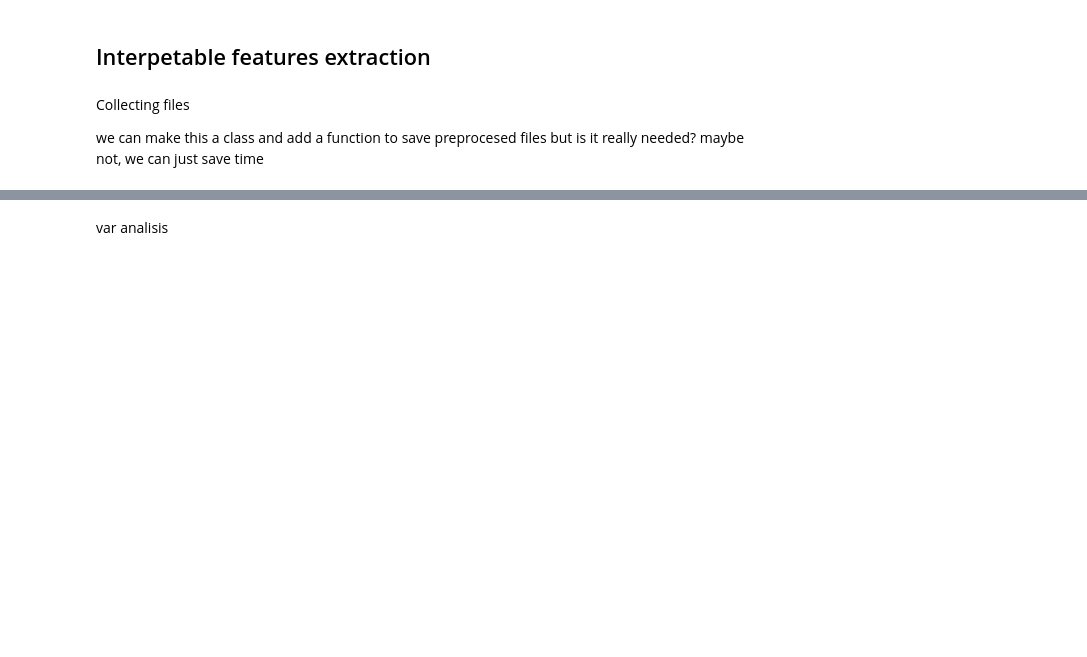
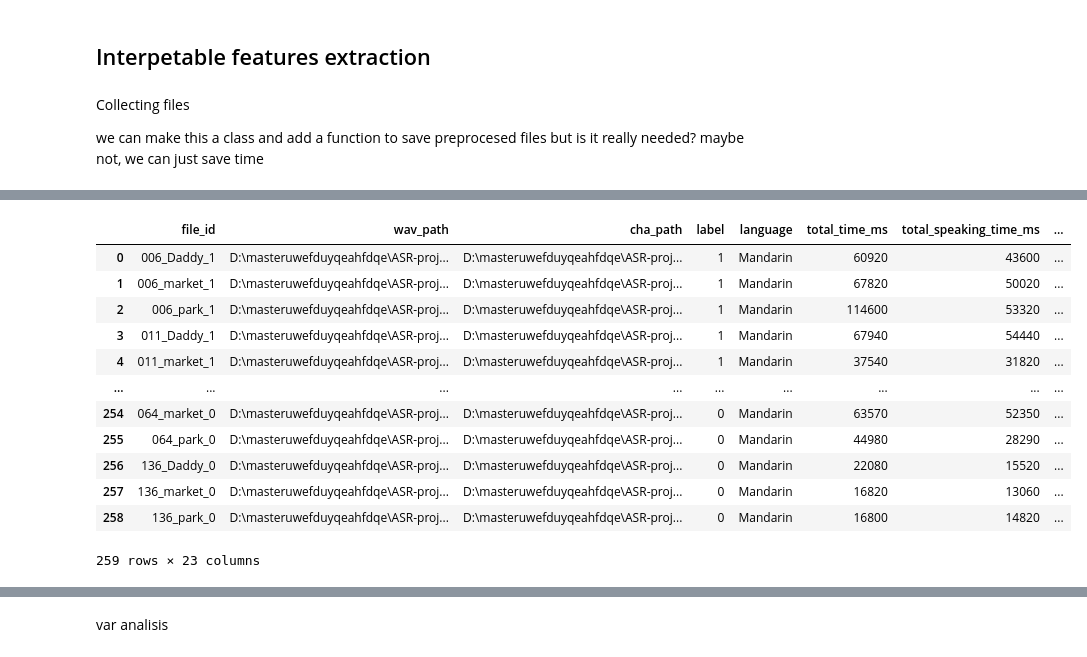
Before and after one commit to krisssnv/ASR-project, a Jupyter notebook: Копие_на_ASR_sandbox.ipynb, the cells around one changed output, grey strips where cells are left out. Drawn from its saved outputs; the diff is of its cells as text; code cells hidden in the pictures; blank space fills up the shorter version.

```diff
--- a/Копие_на_ASR_sandbox.ipynb
+++ b/Копие_на_ASR_sandbox.ipynb
@@ -261,0 +737,18 @@ features_df=pd.DataFrame(feature_rows)
+# %%
+# change file id by adding _label
+features_df['file_id'] = features_df.apply(lambda row: f"{row['file_id']}_{row['label']}" if pd.notna(row['file_id']) and pd.notna(row['label']) else row['file_id'], axis=1)
+features_df
+# %% [output]
+|  | file_id | wav_path | cha_path | label | language | total_time_ms | total_speaking_time_ms | ... |
+| 0 | 006_Daddy_1 | D:\masteruwefduyqeahfdqe\ASR-proj... | D:\masteruwefduyqeahfdqe\ASR-proj... | 1 | Mandarin | 60920 | 43600 | ... |
+| 1 | 006_market_1 | D:\masteruwefduyqeahfdqe\ASR-proj... | D:\masteruwefduyqeahfdqe\ASR-proj... | 1 | Mandarin | 67820 | 50020 | ... |
+| 2 | 006_park_1 | D:\masteruwefduyqeahfdqe\ASR-proj... | D:\masteruwefduyqeahfdqe\ASR-proj... | 1 | Mandarin | 114600 | 53320 | ... |
+| 3 | 011_Daddy_1 | D:\masteruwefduyqeahfdqe\ASR-proj... | D:\masteruwefduyqeahfdqe\ASR-proj... | 1 | Mandarin | 67940 | 54440 | ... |
+| 4 | 011_market_1 | D:\masteruwefduyqeahfdqe\ASR-proj... | D:\masteruwefduyqeahfdqe\ASR-proj... | 1 | Mandarin | 37540 | 31820 | ... |
+| ... | ... | ... | ... | ... | ... | ... | ... | ... |
+| 254 | 064_market_0 | D:\masteruwefduyqeahfdqe\ASR-proj... | D:\masteruwefduyqeahfdqe\ASR-proj... | 0 | Mandarin | 63570 | 52350 | ... |
+| 255 | 064_park_0 | D:\masteruwefduyqeahfdqe\ASR-proj... | D:\masteruwefduyqeahfdqe\ASR-proj... | 0 | Mandarin | 44980 | 28290 | ... |
+| 256 | 136_Daddy_0 | D:\masteruwefduyqeahfdqe\ASR-proj... | D:\masteruwefduyqeahfdqe\ASR-proj... | 0 | Mandarin | 22080 | 15520 | ... |
+| 257 | 136_market_0 | D:\masteruwefduyqeahfdqe\ASR-proj... | D:\masteruwefduyqeahfdqe\ASR-proj... | 0 | Mandarin | 16820 | 13060 | ... |
+| 258 | 136_park_0 | D:\masteruwefduyqeahfdqe\ASR-proj... | D:\masteruwefduyqeahfdqe\ASR-proj... | 0 | Mandarin | 16800 | 14820 | ... |
+259 rows × 23 columns
```
Also changed, not shown: parts of 37 cells of this notebook, 8 other files.
